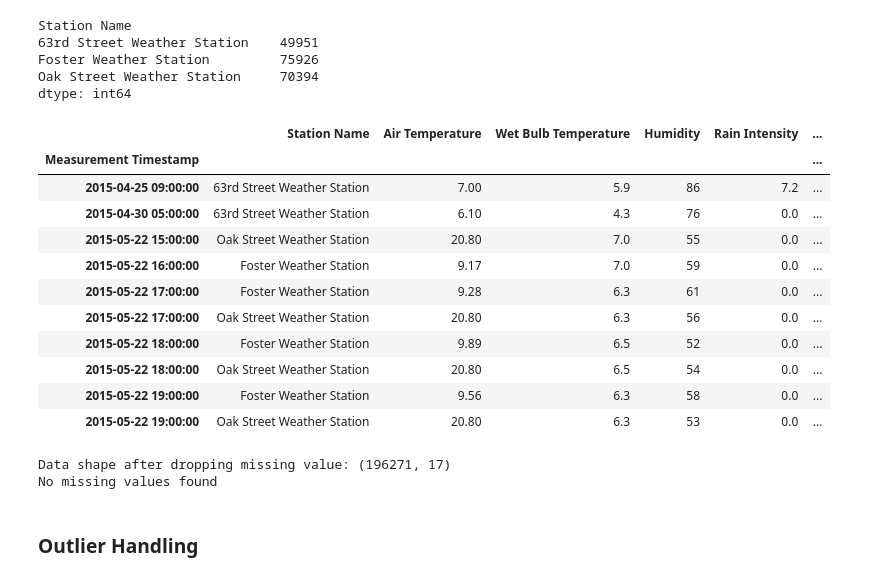
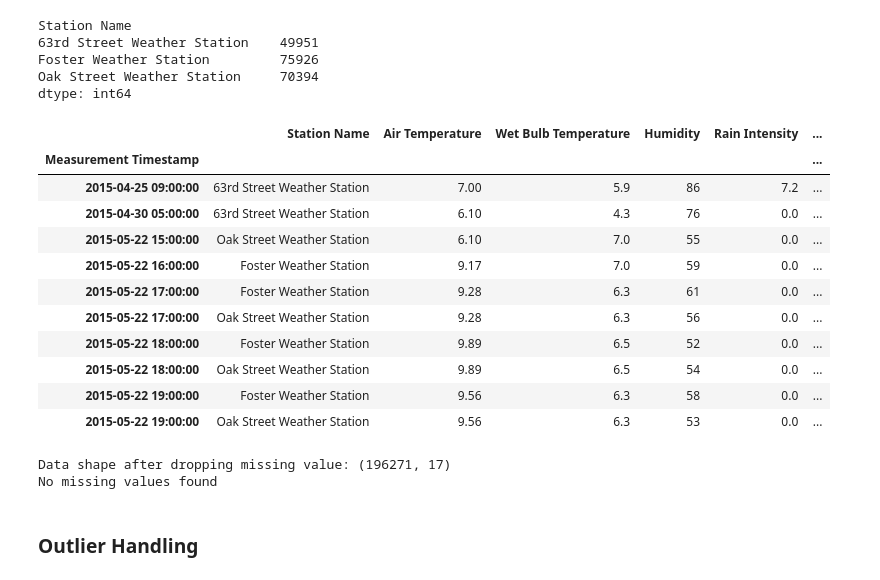
Before and after one commit to UCSF-DataSci/ds217-11-final-bobho1999, a Jupyter notebook: q2_data_cleaning.ipynb, the cells around one changed output. Saved outputs shown, nothing was run; the diff lists cells and outputs as text; code cells hidden in the pictures.

Commit message:
Q2-5 Slightly updated cleaning method

```diff
--- a/q2_data_cleaning.ipynb
+++ b/q2_data_cleaning.ipynb
@@ -298,11 +298,7 @@ df_no_missing = df.copy()
 # Strategy for handling missing data
 # After investigation, I realized all the missing data from 'Foster Weather Station'.
 # Specifically, the station is missing values in key raining data such as total rain
-# and precipitation type. Since measurements can vary significantly between stations
-# due to microclimates or other local factors, I don't think it is a good idea to fill
-# the missing data using values from other weather station. Instead, I think it's best
-# that we drop the data from Foster Weather Station from the analysis.
-# df_no_missing = df[df['Station Name'].isin(['63rd Street Weather Station', 'Oak Street Weather Station'])]
+# and precipitation type.
 
 # Fill Wet Bulb Temperature with hour mean. If the hour only has missing value, then use forward fill.
 df_no_missing['Wet Bulb Temperature'] = df_no_missing['Wet Bulb Temperature'].fillna(
@@ -335,46 +331,45 @@ df_no_missing['Heading'] = df_no_missing['Heading'].fillna(
 df_no_missing['Heading'] = df_no_missing['Heading'].ffill()
 
 # For the remaining missing value in column Air Temperature and Barometric Pressure,
-# I tried to fill missing value using forward filling within each station. However,
-# the method failed because the missing value is at the start of the data. Therefore,
-# I use backword filling instead to fill the missing value while retaining the trend
+# since the amount of missing value is relatively small to the overall dataset, I
+# simpy fill the missing values using forward filling to retaining the trend
 # and distribution.
-df_no_missing['Air Temperature'] = df_no_missing.groupby('Station Name')['Air Temperature'].bfill()
-df_no_missing['Barometric Pressure'] = df_no_missing.groupby('Station Name')['Barometric Pressure'].bfill()
+df_no_missing['Air Temperature'] = df_no_missing['Air Temperature'].ffill()
+df_no_missing['Barometric Pressure'] = df_no_missing['Barometric Pressure'].ffill()
 
 # Check data
 display(df_no_missing.head(10))
 
 # Check dataset shape after dropping to ensure we are have enough data
 print("Data shape after dropping missing value:", df_no_missing.shape)
 
 # Check if all missing values are filled
 missing_analysis1 = pd.DataFrame({
     'Column': df_no_missing.columns,
     'Type': df_no_missing.dtypes.astype(str).values,
     'Missing': df_no_missing.isnull().sum().values,
     'Missing %': (df_no_missing.isnull().sum() / len(df_no_missing) * 100).round(2).values
 })
 missing_analysis1 = missing_analysis1[missing_analysis1['Missing'] > 0].sort_values('Missing', ascending=False)
 
 if len(missing_analysis1) == 0:
     print("No missing values found")
 else:
     print("Failed to handle missing data")
     display(missing_analysis1)
 # %% [output]
 |  | Station Name | Air Temperature | Wet Bulb Temperature | Humidity | Rain Intensity | ... |
 | Measurement Timestamp |  |  |  |  |  | ... |
 | 2015-04-25 09:00:00 | 63rd Street Weather Station | 7.00 | 5.9 | 86 | 7.2 | ... |
 | 2015-04-30 05:00:00 | 63rd Street Weather Station | 6.10 | 4.3 | 76 | 0.0 | ... |
-| 2015-05-22 15:00:00 | Oak Street Weather Station | 20.80 | 7.0 | 55 | 0.0 | ... |
+| 2015-05-22 15:00:00 | Oak Street Weather Station | 6.10 | 7.0 | 55 | 0.0 | ... |
 | 2015-05-22 16:00:00 | Foster Weather Station | 9.17 | 7.0 | 59 | 0.0 | ... |
 | 2015-05-22 17:00:00 | Foster Weather Station | 9.28 | 6.3 | 61 | 0.0 | ... |
-| 2015-05-22 17:00:00 | Oak Street Weather Station | 20.80 | 6.3 | 56 | 0.0 | ... |
+| 2015-05-22 17:00:00 | Oak Street Weather Station | 9.28 | 6.3 | 56 | 0.0 | ... |
 | 2015-05-22 18:00:00 | Foster Weather Station | 9.89 | 6.5 | 52 | 0.0 | ... |
-| 2015-05-22 18:00:00 | Oak Street Weather Station | 20.80 | 6.5 | 54 | 0.0 | ... |
+| 2015-05-22 18:00:00 | Oak Street Weather Station | 9.89 | 6.5 | 54 | 0.0 | ... |
 | 2015-05-22 19:00:00 | Foster Weather Station | 9.56 | 6.3 | 58 | 0.0 | ... |
-| 2015-05-22 19:00:00 | Oak Street Weather Station | 20.80 | 6.3 | 53 | 0.0 | ... |
+| 2015-05-22 19:00:00 | Oak Street Weather Station | 9.56 | 6.3 | 53 | 0.0 | ... |
 Data shape after dropping missing value: (196271, 17)
 No missing values found
 # %% [markdown]
```
Also changed, not shown: parts of 1 cell of this notebook, 10 other files.
